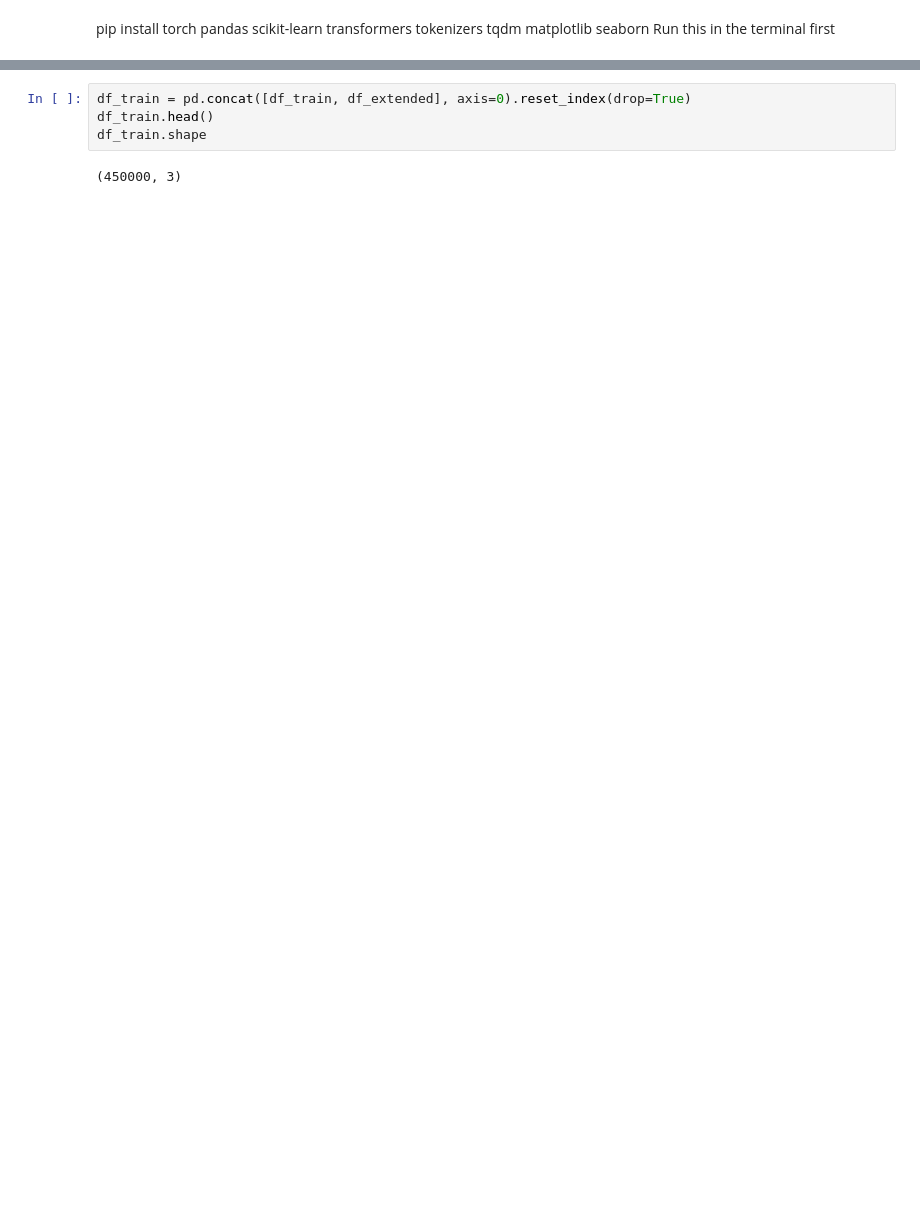
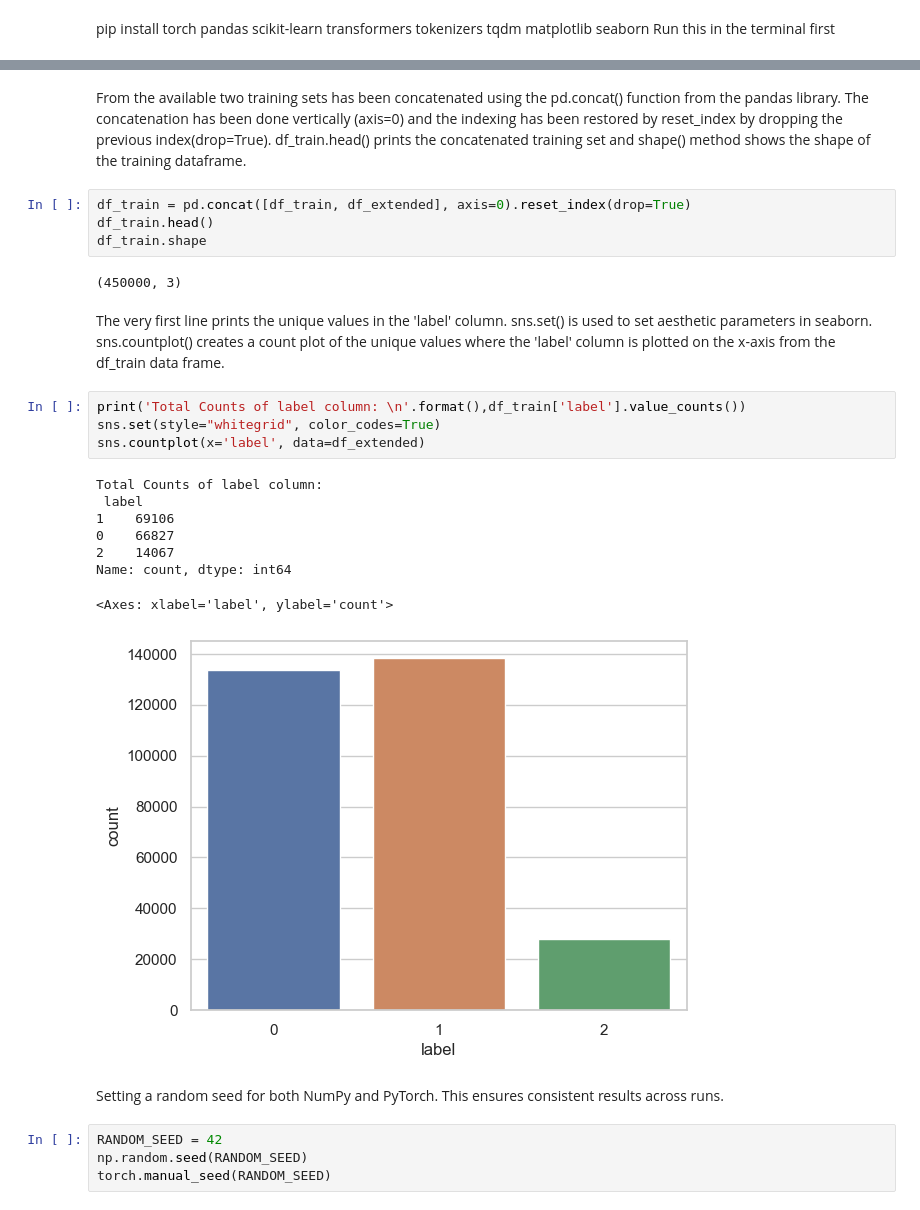
Before and after one commit to Nazia-Karim-Khan-Oishee/GitHub-Issue-Taxonomy, a Jupyter notebook: Code/notebook/model_training.ipynb, the cells around one changed output, grey strips where cells are left out. Saved outputs shown, nothing was run; the diff lists cells and outputs as text; blank space fills up the shorter version.

```diff
--- a/Code/notebook/model_training.ipynb
+++ b/Code/notebook/model_training.ipynb
@@ -34,6 +36,30 @@ df_test = pd.read_json('../../Datasets/embold_test.json')
+# %% [markdown]
+From the available two training sets has been concatenated using the pd.concat() function from the pandas library. The concatenation has been done vertically (axis=0) and the indexing has been restored by reset_index by dropping the previous index(drop=True).
+df_train.head() prints the concatenated training set and shape() method shows the shape of the training dataframe.
 # %%
 df_train = pd.concat([df_train, df_extended], axis=0).reset_index(drop=True)
 df_train.head()
 df_train.shape
 # %% [output]
 (450000, 3)
+# %% [markdown]
+The very first line prints the unique values in the 'label' column. sns.set() is used to set aesthetic parameters in seaborn. sns.countplot() creates a count plot of the unique values where the 'label' column is plotted on the x-axis from the df_train data frame.
+# %%
+print('Total Counts of label column: \n'.format(),df_train['label'].value_counts())
+sns.set(style="whitegrid", color_codes=True)
+sns.countplot(x='label', data=df_extended)
+# %% [output]
+Total Counts of label column:
+ label
+1    69106
+0    66827
+2    14067
+Name: count, dtype: int64
+<Axes: xlabel='label', ylabel='count'>
+[figure, added]
+# %% [markdown]
+Setting a random seed for both NumPy and PyTorch. This ensures consistent results across runs.
+# %%
+RANDOM_SEED = 42
+np.random.seed(RANDOM_SEED)
+torch.manual_seed(RANDOM_SEED)
```
Also changed, not shown: parts of 66 cells of this notebook.
